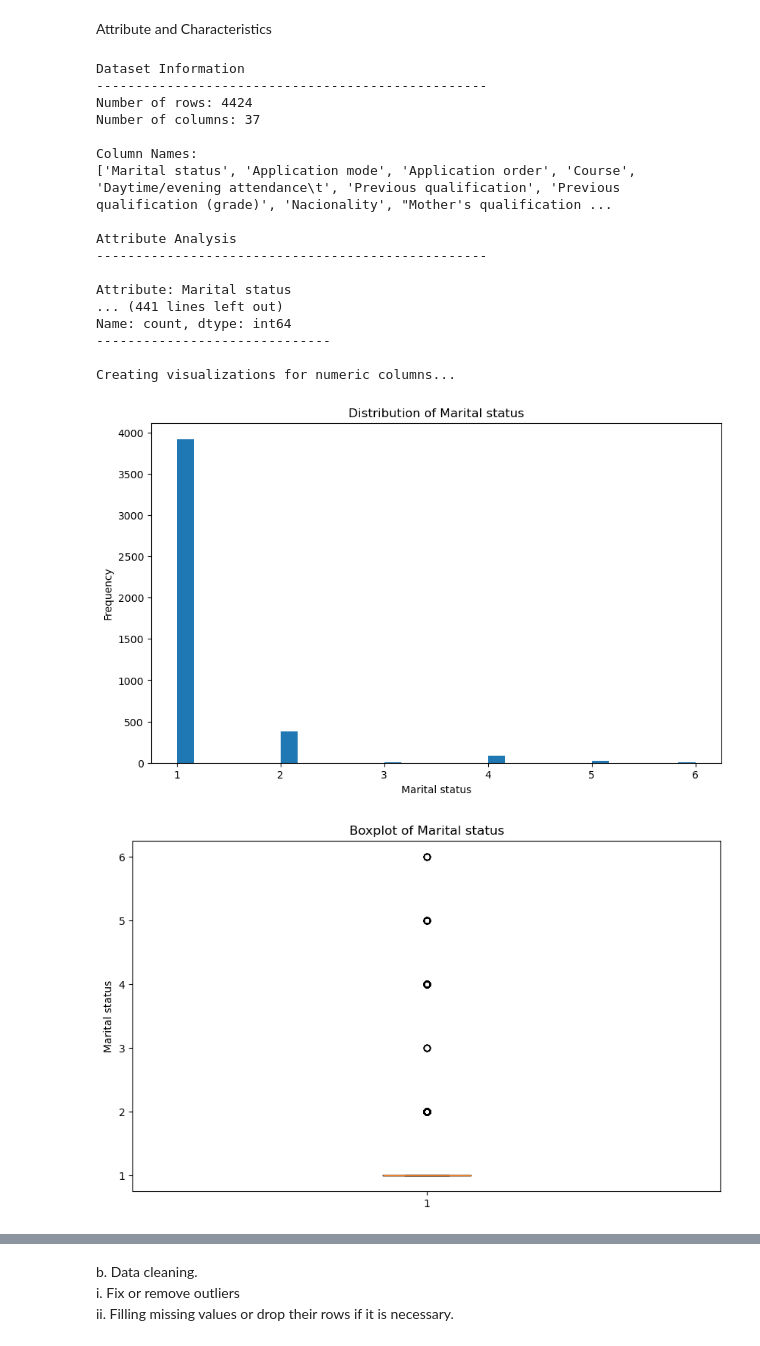
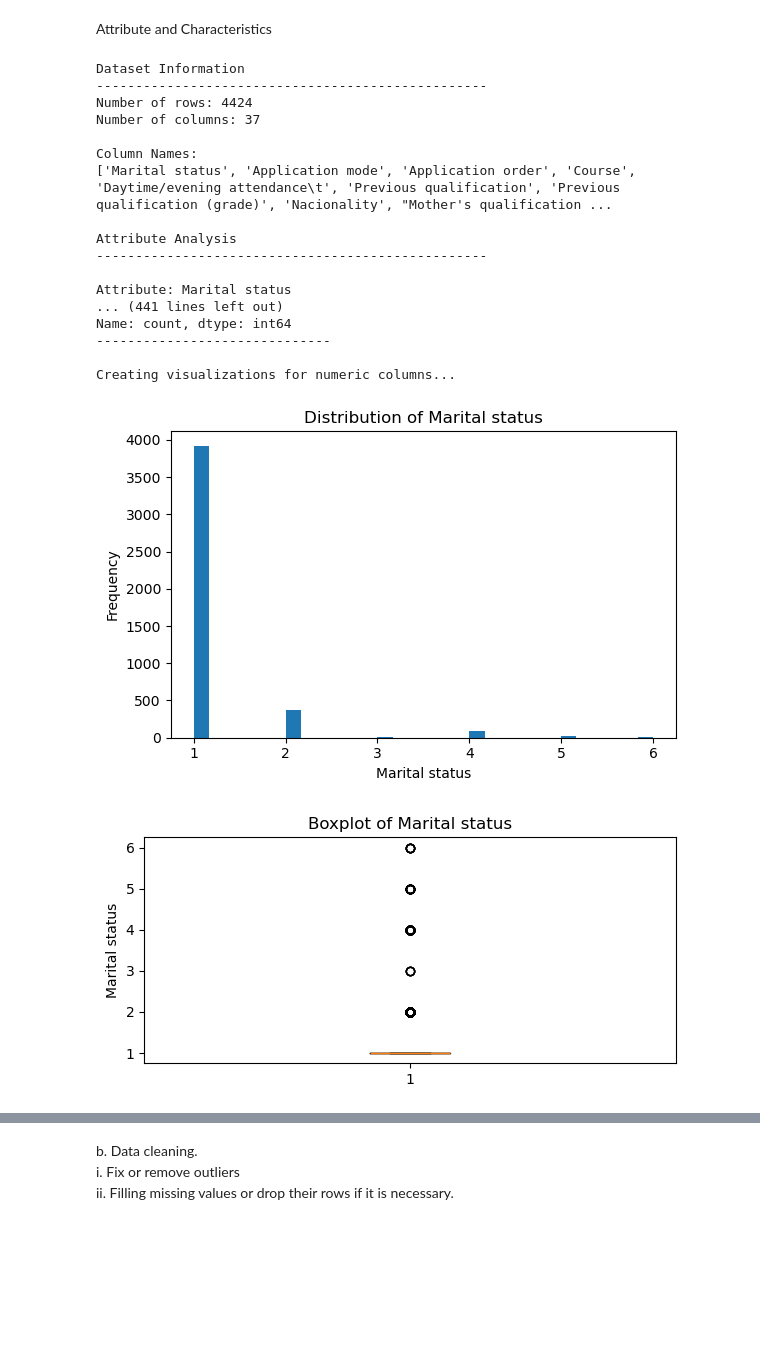
Before and after one commit to azeiber/student-droupout-detection, a Jupyter notebook: Studentdropoutandacademicsuccess.ipynb, the cells around one changed output, grey strips where cells are left out. Cells and saved outputs as stored; diff of their text form; code cells hidden in the pictures; blank space fills up the shorter version.

```diff
--- a/Studentdropoutandacademicsuccess.ipynb
+++ b/Studentdropoutandacademicsuccess.ipynb
@@ -80,40 +80,45 @@ for column in df.columns:
     print("-" * 30)
 
 # Create visualizations for numeric columns
+import matplotlib.pyplot as plt  # Add this import at the top
+
 numeric_columns = df.select_dtypes(include=['int64', 'float64']).columns
 if len(numeric_columns) > 0:
     print("\nCreating visualizations for numeric columns...")
     for column in numeric_columns:
-        plt.figure(figsize=(10, 6))
+        # Reduced figure size from (10, 6) to (6, 4)
+        plt.figure(figsize=(6, 4))
         plt.hist(df[column].dropna(), bins=30)
         plt.title(f'Distribution of {column}')
         plt.xlabel(column)
         plt.ylabel('Frequency')
+        plt.tight_layout()  # Added to prevent label cutoff
         plt.show()
 
-        # Boxplot to visualize outliers
-        plt.figure(figsize=(10, 6))
+        # Reduced boxplot size from (10, 6) to (6, 3)
+        plt.figure(figsize=(6, 3))
         plt.boxplot(df[column].dropna())
         plt.title(f'Boxplot of {column}')
         plt.ylabel(column)
+        plt.tight_layout()  # Added to prevent label cutoff
         plt.show()
 # %% [output]
 Dataset Information
 --------------------------------------------------
 Number of rows: 4424
 Number of columns: 37
 
 Column Names:
 ['Marital status', 'Application mode', 'Application order', 'Course', 'Daytime/evening attendance\t', 'Previous qualification', 'Previous qualification (grade)', 'Nacionality', "Mother's qualification ...
 
 Attribute Analysis
 --------------------------------------------------
 
 Attribute: Marital status
 ... (441 lines left out)
 Name: count, dtype: int64
 ------------------------------
 
 Creating visualizations for numeric columns...
-[figure, old version]
+[figure, new version]
-[figure, old version]
+[figure, new version]
```
Also changed, not shown: parts of 14 cells of this notebook, 3 other files.
